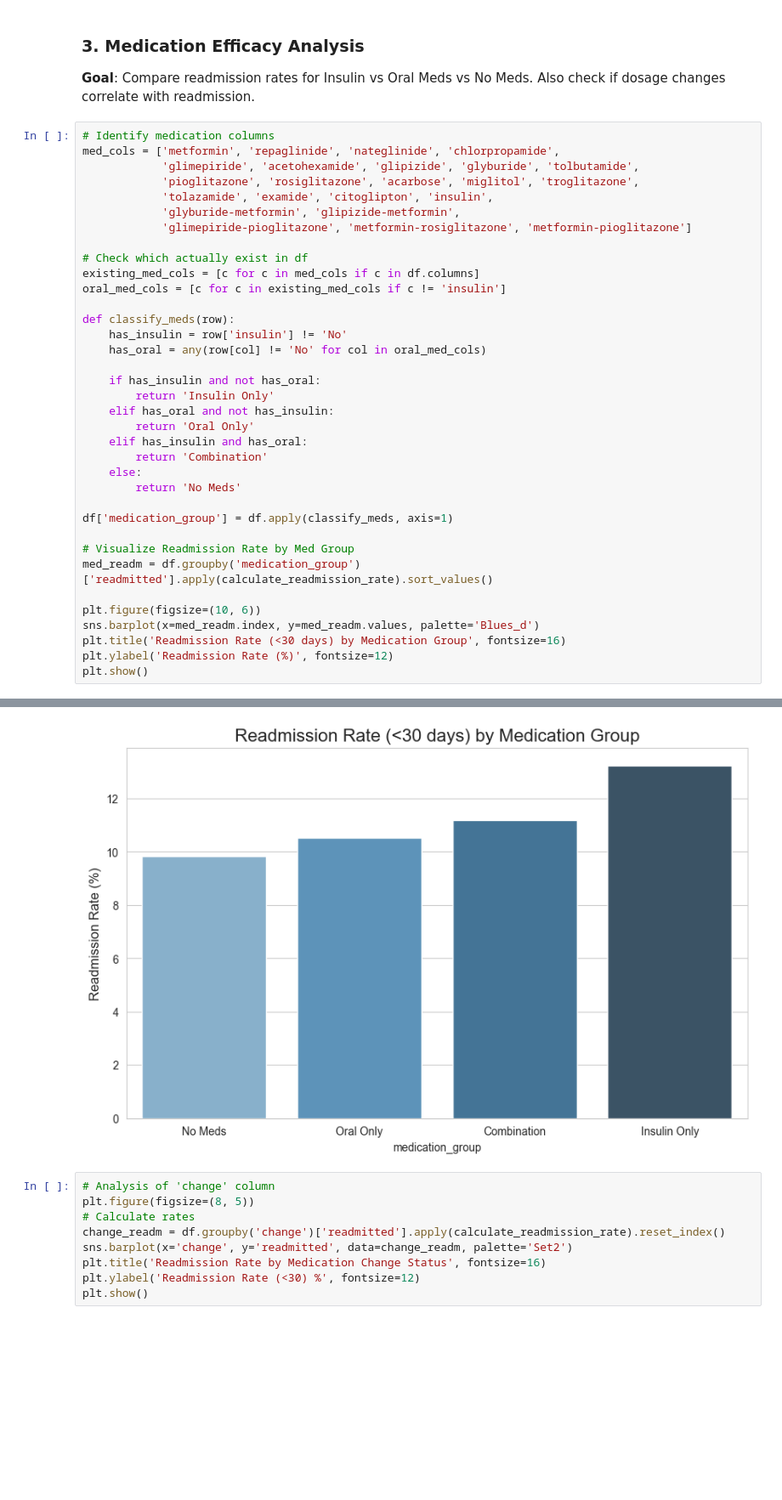
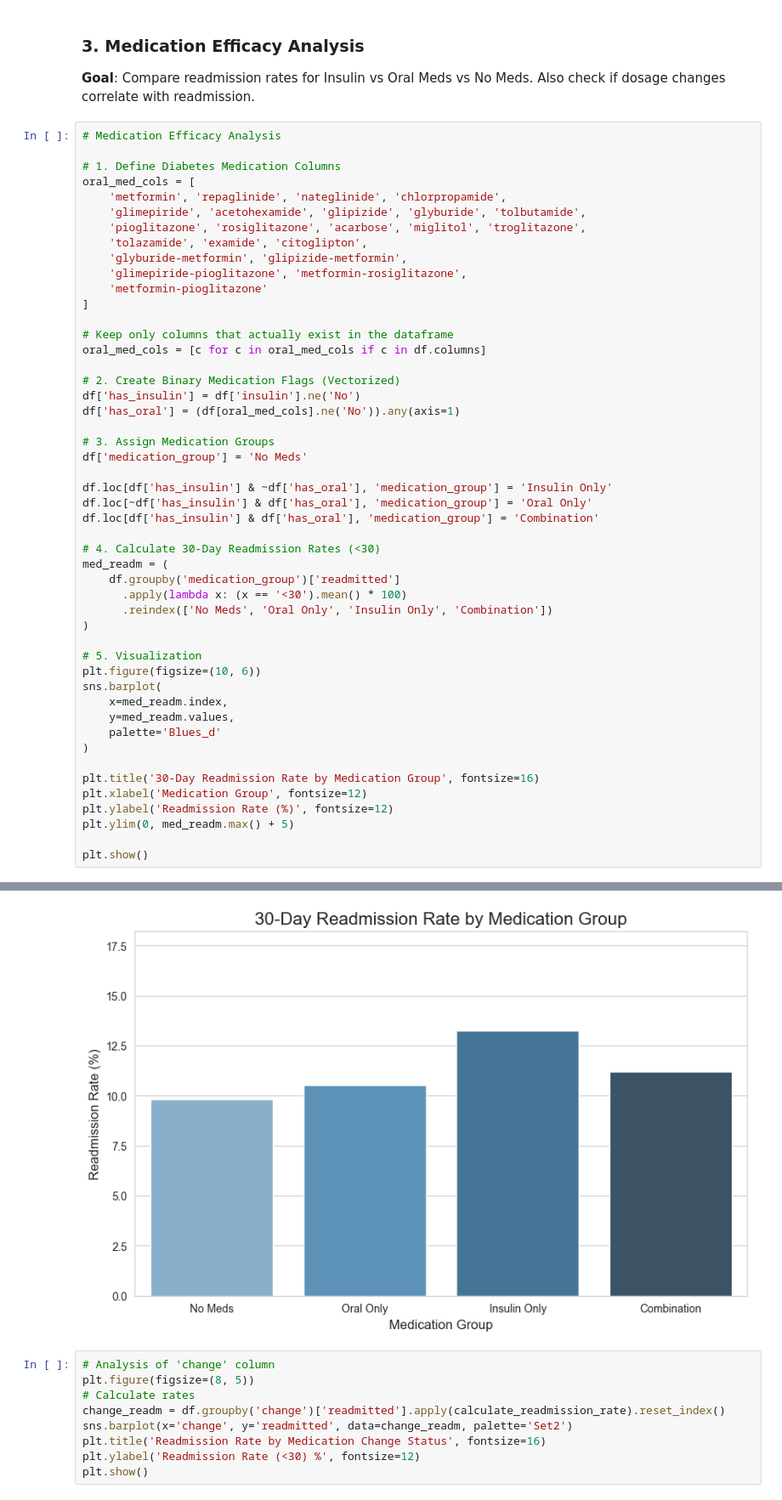
Before and after one commit to SasinduDenuwan/Python-Final-Project, a Jupyter notebook: notebooks/Vitality_Project.ipynb, the cells around one changed output, grey strips where cells are left out. Shown at 85% size. Saved outputs shown, nothing was run; the diff lists cells and outputs as text; blank space fills up the shorter version.

```diff
--- a/notebooks/Vitality_Project.ipynb
+++ b/notebooks/Vitality_Project.ipynb
@@ -490,40 +490,53 @@ plt.show()
 **Goal**: Compare readmission rates for Insulin vs Oral Meds vs No Meds.
 Also check if dosage changes correlate with readmission.
 # %%
-# Identify medication columns
-med_cols = ['metformin', 'repaglinide', 'nateglinide', 'chlorpropamide',
-            'glimepiride', 'acetohexamide', 'glipizide', 'glyburide', 'tolbutamide',
-            'pioglitazone', 'rosiglitazone', 'acarbose', 'miglitol', 'troglitazone',
-            'tolazamide', 'examide', 'citoglipton', 'insulin',
-            'glyburide-metformin', 'glipizide-metformin',
-            'glimepiride-pioglitazone', 'metformin-rosiglitazone', 'metformin-pioglitazone']
+# Medication Efficacy Analysis
 
-# Check which actually exist in df
-existing_med_cols = [c for c in med_cols if c in df.columns]
-oral_med_cols = [c for c in existing_med_cols if c != 'insulin']
+# 1. Define Diabetes Medication Columns
+oral_med_cols = [
+    'metformin', 'repaglinide', 'nateglinide', 'chlorpropamide',
+    'glimepiride', 'acetohexamide', 'glipizide', 'glyburide', 'tolbutamide',
+    'pioglitazone', 'rosiglitazone', 'acarbose', 'miglitol', 'troglitazone',
+    'tolazamide', 'examide', 'citoglipton',
+    'glyburide-metformin', 'glipizide-metformin',
+    'glimepiride-pioglitazone', 'metformin-rosiglitazone',
+    'metformin-pioglitazone'
+]
 
-def classify_meds(row):
-    has_insulin = row['insulin'] != 'No'
-    has_oral = any(row[col] != 'No' for col in oral_med_cols)
+# Keep only columns that actually exist in the dataframe
+oral_med_cols = [c for c in oral_med_cols if c in df.columns]
 
-    if has_insulin and not has_oral:
-        return 'Insulin Only'
-    elif has_oral and not has_insulin:
-        return 'Oral Only'
-    elif has_insulin and has_oral:
-        return 'Combination'
-    else:
-        return 'No Meds'
+# 2. Create Binary Medication Flags (Vectorized)
+df['has_insulin'] = df['insulin'].ne('No')
+df['has_oral'] = (df[oral_med_cols].ne('No')).any(axis=1)
 
-df['medication_group'] = df.apply(classify_meds, axis=1)
+# 3. Assign Medication Groups
+df['medication_group'] = 'No Meds'
 
-# Visualize Readmission Rate by Med Group
-med_readm = df.groupby('medication_group')['readmitted'].apply(calculate_readmission_rate).sort_values()
+df.loc[df['has_insulin'] & ~df['has_oral'], 'medication_group'] = 'Insulin Only'
+df.loc[~df['has_insulin'] & df['has_oral'], 'medication_group'] = 'Oral Only'
+df.loc[df['has_insulin'] & df['has_oral'], 'medication_group'] = 'Combination'
 
+# 4. Calculate 30-Day Readmission Rates (<30)
+med_readm = (
+    df.groupby('medication_group')['readmitted']
+      .apply(lambda x: (x == '<30').mean() * 100)
+      .reindex(['No Meds', 'Oral Only', 'Insulin Only', 'Combination'])
+)
+
+# 5. Visualization
 plt.figure(figsize=(10, 6))
-sns.barplot(x=med_readm.index, y=med_readm.values, palette='Blues_d')
-plt.title('Readmission Rate (<30 days) by Medication Group', fontsize=16)
+sns.barplot(
+    x=med_readm.index,
+    y=med_readm.values,
+    palette='Blues_d'
+)
+
+plt.title('30-Day Readmission Rate by Medication Group', fontsize=16)
+plt.xlabel('Medication Group', fontsize=12)
 plt.ylabel('Readmission Rate (%)', fontsize=12)
+plt.ylim(0, med_readm.max() + 5)
+
 plt.show()
 # %% [output]
 Passing `palette` without assigning `hue` is deprecated and will be removed in v0.14.0. Assign the `x` variable to `hue` and set `legend=False` for the same effect.
@@ -532,4 +545,4 @@ Passing `palette` without assigning `hue` is deprecated and will be removed in v
-[figure, old version]
+[figure, new version]
 # %%
 # Analysis of 'change' column
 plt.figure(figsize=(8, 5))
```
Also changed, not shown: parts of 1 cell of this notebook.
